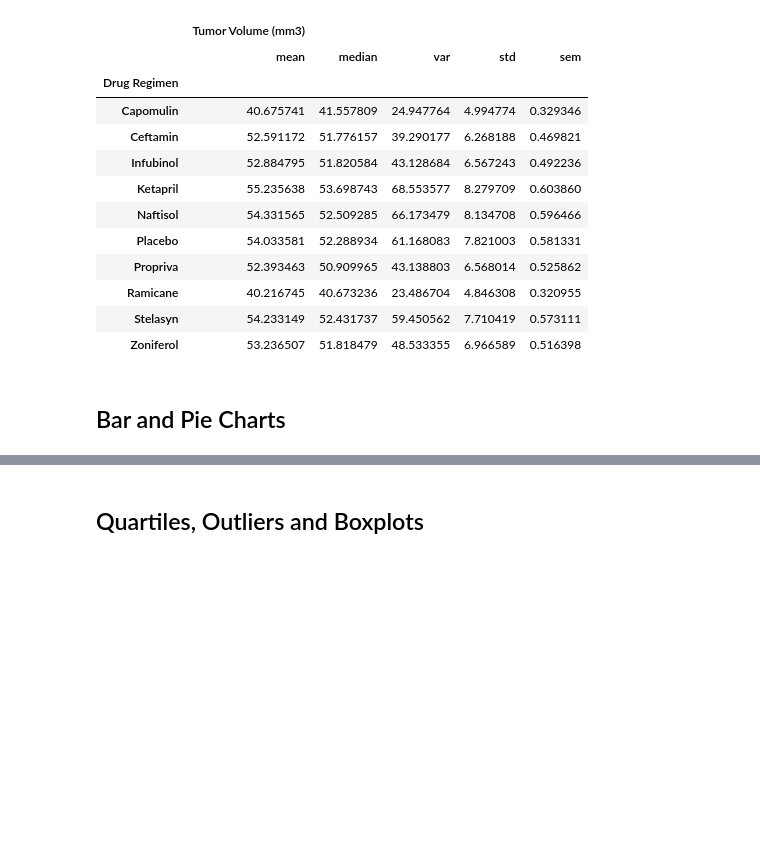
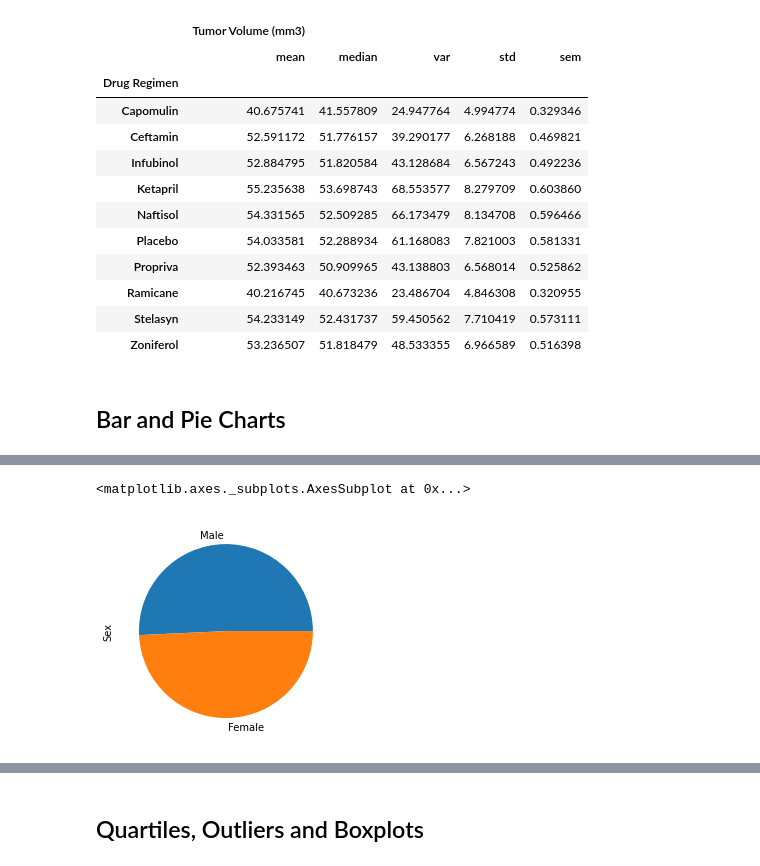
Before and after one commit to sdfeinsilver/MatPlotLib_Challenge, a Jupyter notebook: Pymaceuticals/pymaceuticals_starter.ipynb, the cells around one changed output, grey strips where cells are left out. Drawn from its saved outputs; the diff is of its cells as text; code cells hidden in the pictures; blank space fills up the shorter version.

```diff
--- a/Pymaceuticals/pymaceuticals_starter.ipynb
+++ b/Pymaceuticals/pymaceuticals_starter.ipynb
@@ -123,4 +134,9 @@ summary_df_2
 # %%
 # Generate a pie plot showing the distribution of female versus male mice using pandas
+mice_sex = clean_df["Sex"].value_counts()
+mice_sex.plot(kind="pie")
+# %% [output]
+<matplotlib.axes._subplots.AxesSubplot at 0x...>
+[figure, added]
 # %%
 # Generate a pie plot showing the distribution of female versus male mice using pyplot
```
Also changed, not shown: parts of 3 cells of this notebook.
